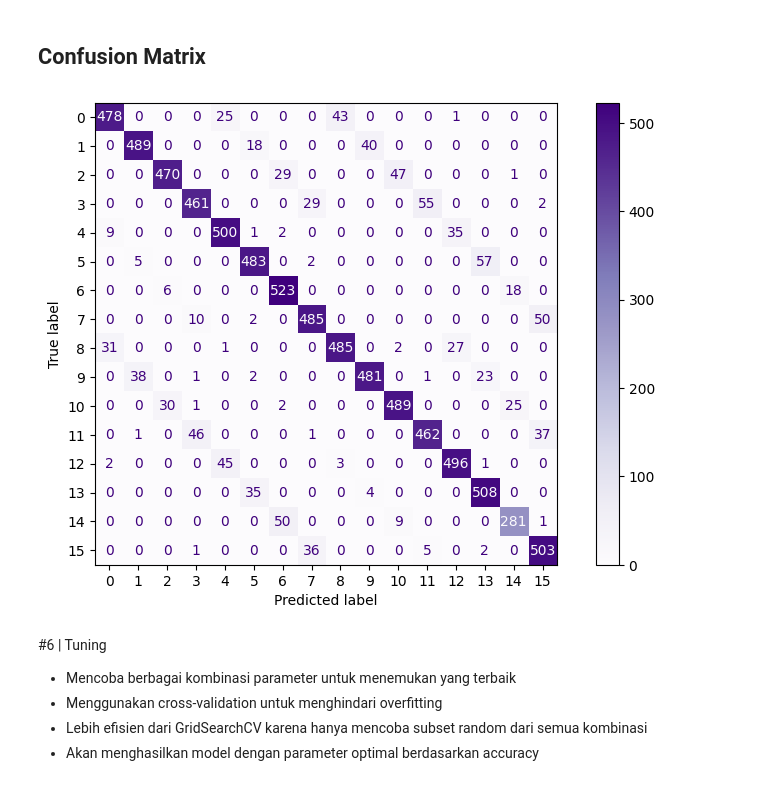
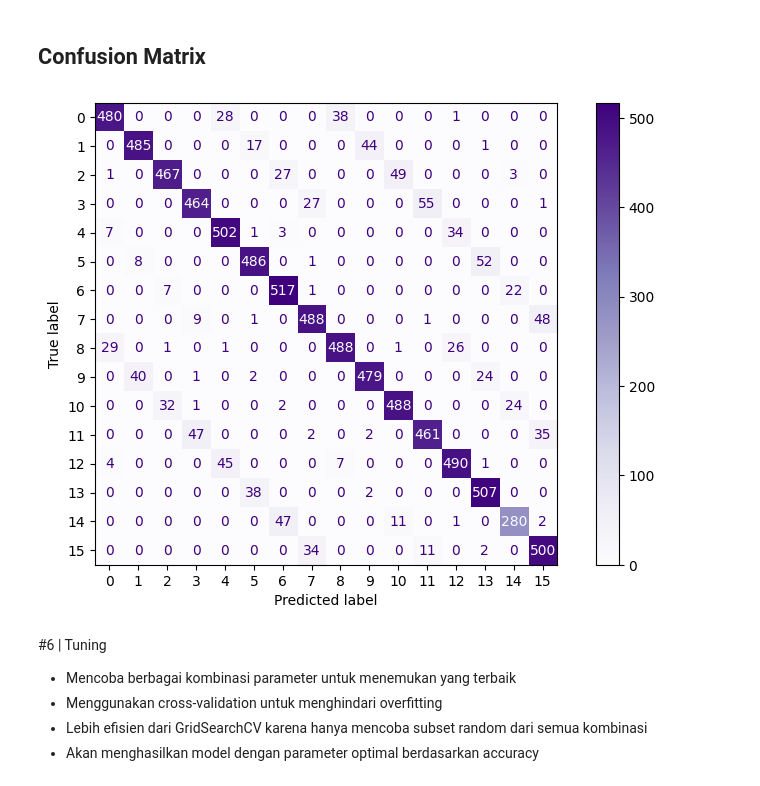
Before and after one commit to Agungpurr/mbti-model, a Jupyter notebook: 21_11_4470_BDDM_FinalProject.ipynb, the cells around one changed output. Cells and saved outputs as stored; diff of their text form; code cells hidden in the pictures.

```diff
--- a/21_11_4470_BDDM_FinalProject.ipynb
+++ b/21_11_4470_BDDM_FinalProject.ipynb
@@ -569,6 +574,5 @@ xgb_cls = xgb.XGBClassifier(
 xgb_cls.fit(
     X_train_scaled, y_train,   # Data training
     eval_set=eval_set,         # Dataset untuk evaluasi (training dan testing)
-    early_stopping_rounds=5,    # Berhenti jika tidak ada peningkatan setelah 5 iterasi
-    verbose=1)                 # Menampilkan progress training
+    verbose=True)              # Menampilkan progress training
 # %% [output]
@@ -665,11 +668,12 @@ Indikasi Performa Model:
 # %% [markdown]
 ## Confusion Matrix
 # %%
+y_pred = xgb_cls.predict(X_test_scaled)
 fig, ax = plt.subplots(figsize=(10, 6))
 ConfusionMatrixDisplay.from_predictions(y_test, y_pred, cmap=plt.cm.Purples, normalize=None, ax=ax)
 plt.show()
 # %% [output]
-[figure, old version]
+[figure, new version]
 # %% [markdown]
 #6 | Tuning
 
```
Also changed, not shown: parts of 11 cells of this notebook.
